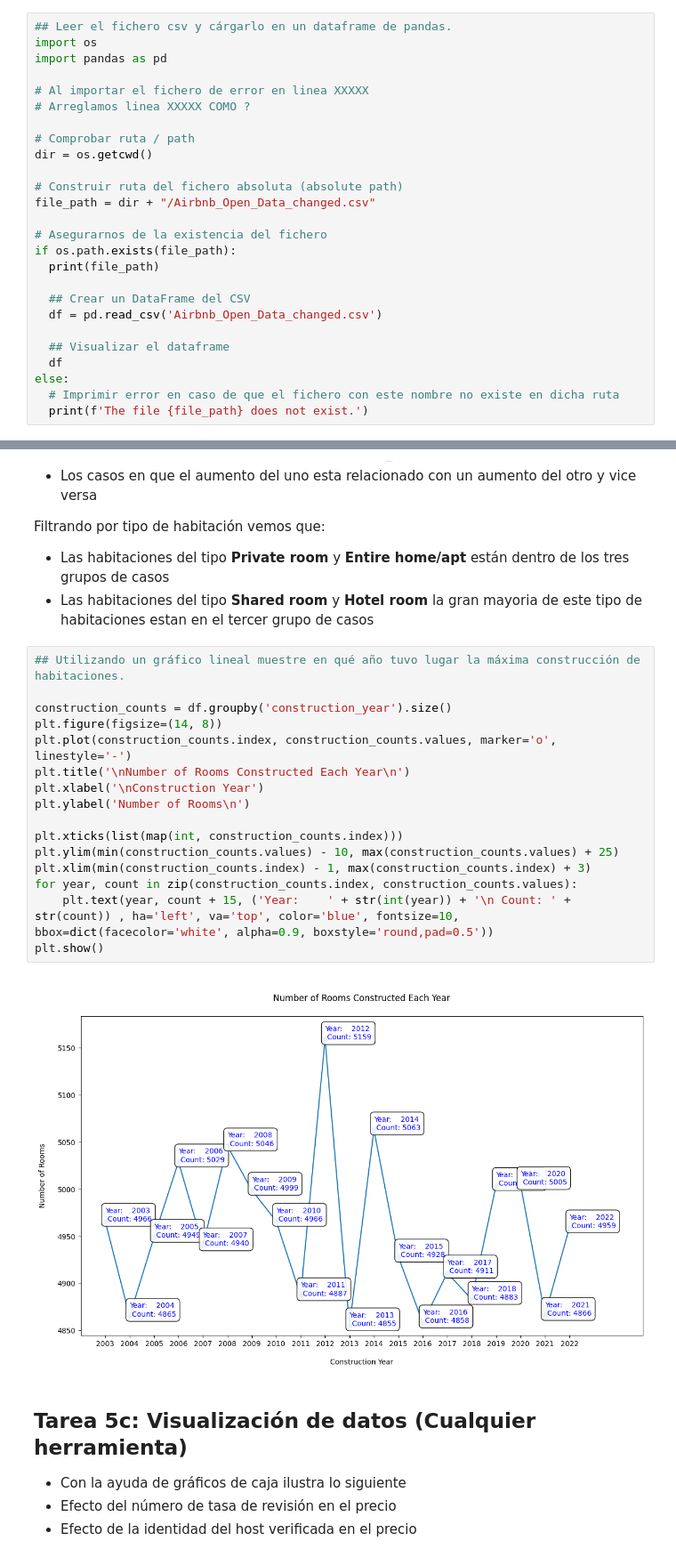
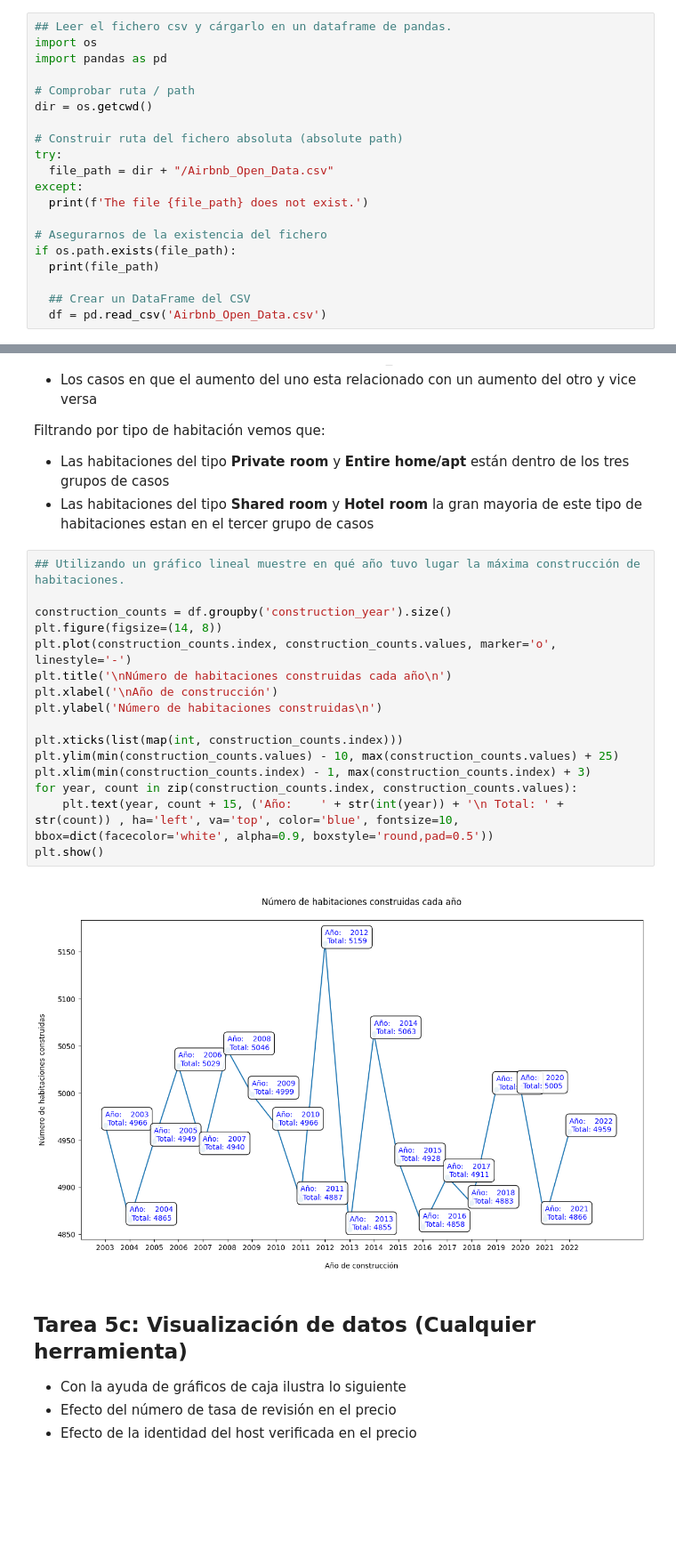
Before and after one commit to yorgopetsas/IBM-Data_Analysis_Course-Final_Project-Spanish, a Jupyter notebook: Yorgo_Petsas_Final_Project(Spanish_IBM_Data_Analysis).ipynb, the cells around one changed output, grey strips where cells are left out. Shown at 89% size. Saved outputs shown, nothing was run; the diff lists cells and outputs as text; blank space fills up the shorter version.

```diff
--- a/Yorgo_Petsas_Final_Project(Spanish_IBM_Data_Analysis).ipynb
+++ b/Yorgo_Petsas_Final_Project(Spanish_IBM_Data_Analysis).ipynb
@@ -72,25 +70,19 @@ Este <i>dataset</i> contiene información sobre los alojamientos, tal como el ba
 import os
 import pandas as pd
 
-# Al importar el fichero de error en linea XXXXX
-# Arreglamos linea XXXXX COMO ?
-
 # Comprobar ruta / path
 dir = os.getcwd()
 
 # Construir ruta del fichero absoluta (absolute path)
-file_path = dir + "/Airbnb_Open_Data_changed.csv"
+try:
+  file_path = dir + "/Airbnb_Open_Data.csv"
+except:
+  print(f'The file {file_path} does not exist.')
 
 # Asegurarnos de la existencia del fichero
 if os.path.exists(file_path):
   print(file_path)
 
   ## Crear un DataFrame del CSV
-  df = pd.read_csv('Airbnb_Open_Data_changed.csv')
-
-  ## Visualizar el dataframe
-  df
-else:
-  # Imprimir error en caso de que el fichero con este nombre no existe en dicha ruta
-  print(f'The file {file_path} does not exist.')
+  df = pd.read_csv('Airbnb_Open_Data.csv')
 # %% [output]
@@ -586,21 +588,21 @@ Filtrando por tipo de habitación vemos que:
 # %%
 ## Utilizando un gráfico lineal muestre en qué año tuvo lugar la máxima construcción de habitaciones.
 
 construction_counts = df.groupby('construction_year').size()
 plt.figure(figsize=(14, 8))
 plt.plot(construction_counts.index, construction_counts.values, marker='o', linestyle='-')
-plt.title('\nNumber of Rooms Constructed Each Year\n')
-plt.xlabel('\nConstruction Year')
-plt.ylabel('Number of Rooms\n')
+plt.title('\nNúmero de habitaciones construidas cada año\n')
+plt.xlabel('\nAño de construcción')
+plt.ylabel('Número de habitaciones construidas\n')
 
 plt.xticks(list(map(int, construction_counts.index)))
 plt.ylim(min(construction_counts.values) - 10, max(construction_counts.values) + 25)
 plt.xlim(min(construction_counts.index) - 1, max(construction_counts.index) + 3)
 for year, count in zip(construction_counts.index, construction_counts.values):
-    plt.text(year, count + 15, ('Year:    ' + str(int(year)) + '\n Count: ' + str(count)) , ha='left', va='top', color='blue', fontsize=10, bbox=dict(facecolor='white', alpha=0.9, boxstyle='round,pad=0.5'))
+    plt.text(year, count + 15, ('Año:    ' + str(int(year)) + '\n Total: ' + str(count)) , ha='left', va='top', color='blue', fontsize=10, bbox=dict(facecolor='white', alpha=0.9, boxstyle='round,pad=0.5'))
 plt.show()
 # %% [output]
-[figure, old version]
+[figure, new version]
 # %% [markdown]
 ## Tarea 5c: Visualización de datos (Cualquier herramienta)
 
```
Also changed, not shown: parts of 20 cells of this notebook.
